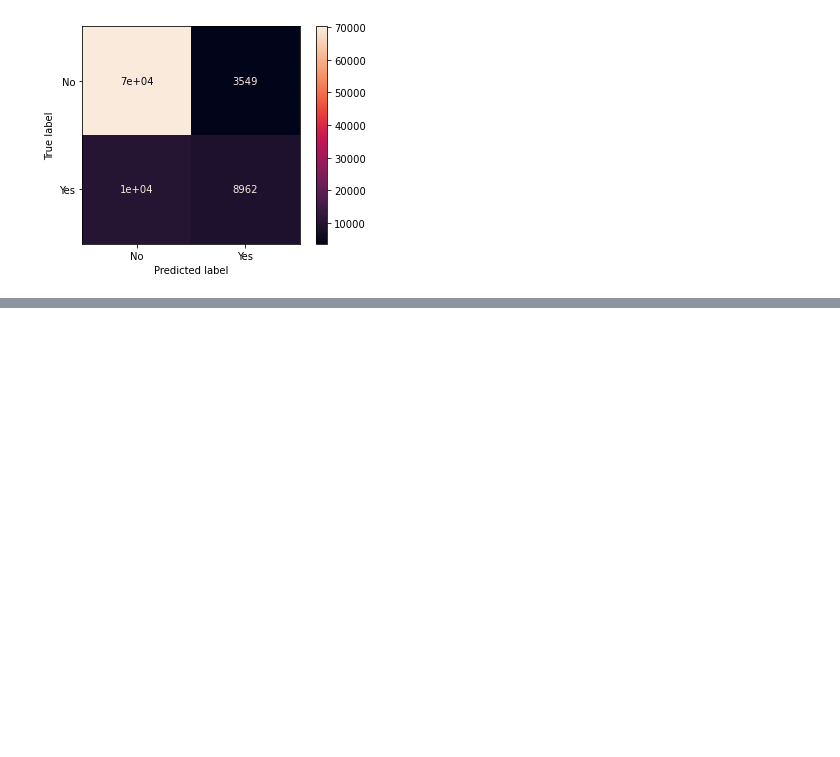
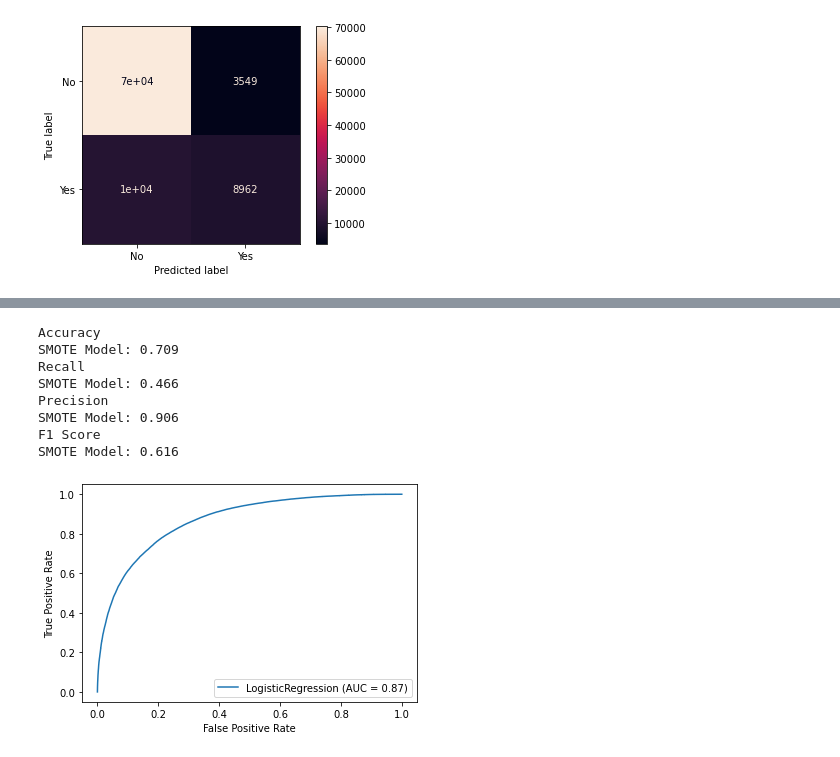
Before and after one commit to alpacanonymous/project3, a Jupyter notebook: StevenNotebook.ipynb, the cells around one changed output, grey strips where cells are left out. Cells and saved outputs as stored; diff of their text form; code cells hidden in the pictures; blank space fills up the shorter version.

```diff
--- a/StevenNotebook.ipynb
+++ b/StevenNotebook.ipynb
@@ -288,0 +347,26 @@ Baseline: 0.566
+# %%
+plot_roc_curve(SMOTE_model, X_train_resampled, y_train_resampled);
+SMOTE_model_accuracy = accuracy_score(y_train_resampled, logreg_model.predict(X_train_resampled))
+SMOTE_model_recall = recall_score(y_train_resampled, logreg_model.predict(X_train_resampled),pos_label="Yes")
+SMOTE_model_precision = precision_score(y_train_resampled, logreg_model.predict(X_train_resampled),pos_label="Yes")
+SMOTE_model_f1 = f1_score(y_train_resampled, logreg_model.predict(X_train_resampled),pos_label="Yes")
+print(f"""
+Accuracy
+SMOTE Model: {SMOTE_model_accuracy:1.3f}
+Recall
+SMOTE Model: {SMOTE_model_recall:1.3f}
+Precision
+SMOTE Model: {SMOTE_model_precision:1.3f}
+F1 Score
+SMOTE Model: {SMOTE_model_f1:1.3f}
+""")
+# %% [output]
+Accuracy
+SMOTE Model: 0.709
+Recall
+SMOTE Model: 0.466
+Precision
+SMOTE Model: 0.906
+F1 Score
+SMOTE Model: 0.616
+[figure, added]
```
Also changed, not shown: parts of 10 cells of this notebook.
